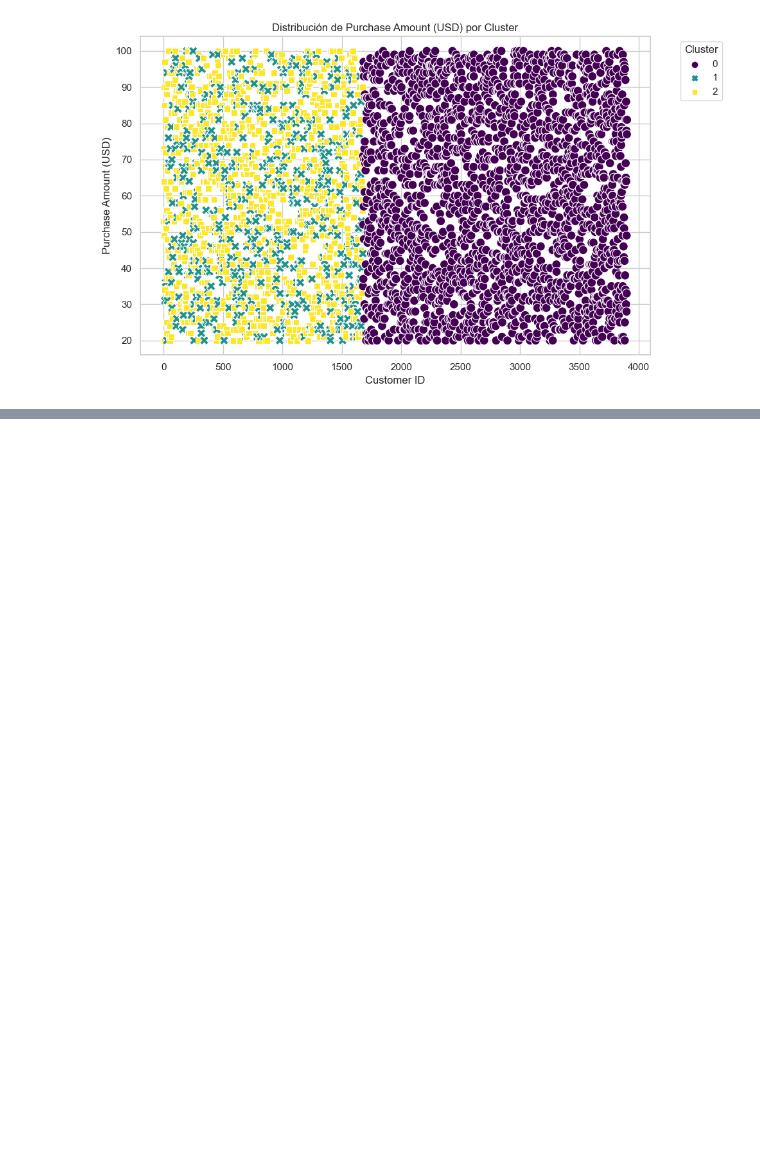
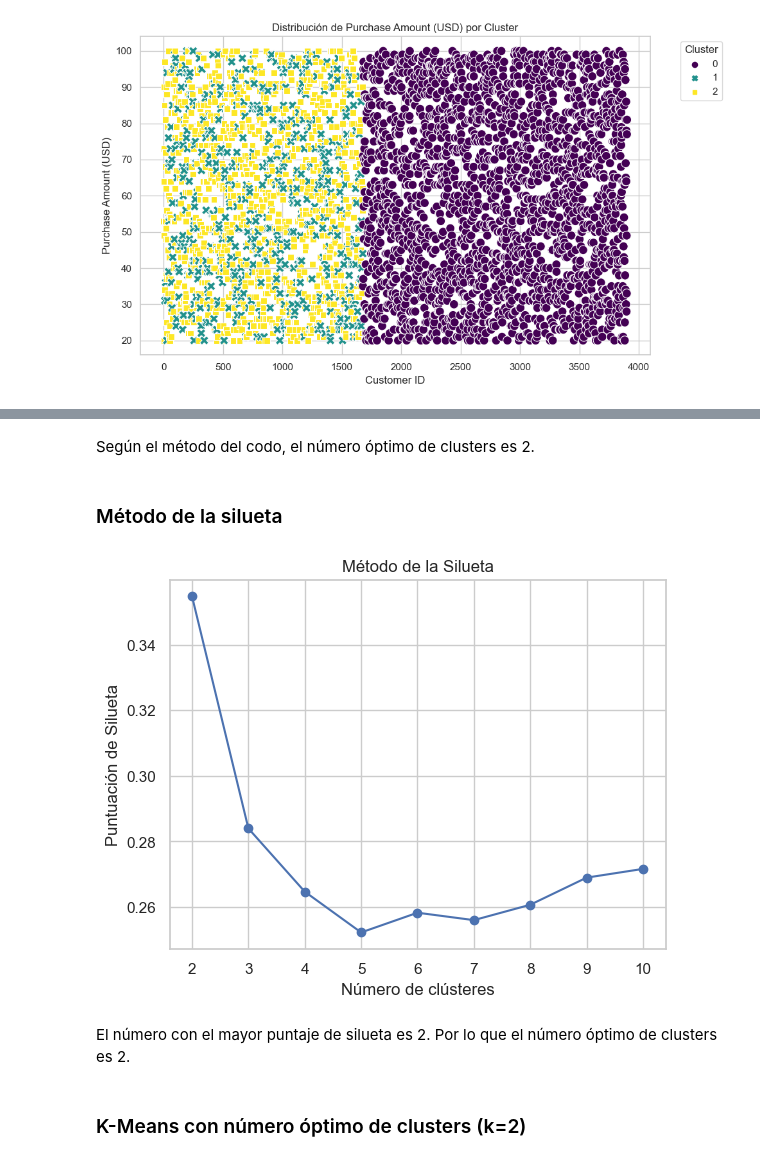
Before and after one commit to Aq202/ht4_mineria_uvg, a Jupyter notebook: ht4_pablo.ipynb, the cells around one changed output, grey strips where cells are left out. Drawn from its saved outputs; the diff is of its cells as text; code cells hidden in the pictures; blank space fills up the shorter version.

```diff
--- a/ht4_pablo.ipynb
+++ b/ht4_pablo.ipynb
@@ -426,0 +451,30 @@ plt.show()
+# %% [markdown]
+Según el método del codo, el número óptimo de clusters es 2.
+# %% [markdown]
+### Método de la silueta
+# %%
+from sklearn.metrics import silhouette_score
+silhouette_scores = []
+
+# Probar diferentes valores de K
+for k in range(2, 11):
+    # Ajustar el modelo KMeans
+    kmeans = KMeans(n_clusters=k, random_state=0)
+    kmeans.fit(x)
+
+    # Calcular las puntuaciones de silueta
+    silhouette_avg = silhouette_score(x, kmeans.labels_)
+    silhouette_scores.append(silhouette_avg)
+
+# Graficar las puntuaciones de silueta
+plt.plot(range(2, 11), silhouette_scores, marker='o')
+plt.title('Método de la Silueta')
+plt.xlabel('Número de clústeres')
+plt.ylabel('Puntuación de Silueta')
+plt.show()
+# %% [output]
+[figure, added]
+# %% [markdown]
+El número con el mayor puntaje de silueta es 2. Por lo que el número óptimo de clusters es 2.
+# %% [markdown]
+### K-Means con número óptimo de clusters (k=2)
```
Also changed, not shown: parts of 15 cells of this notebook.
